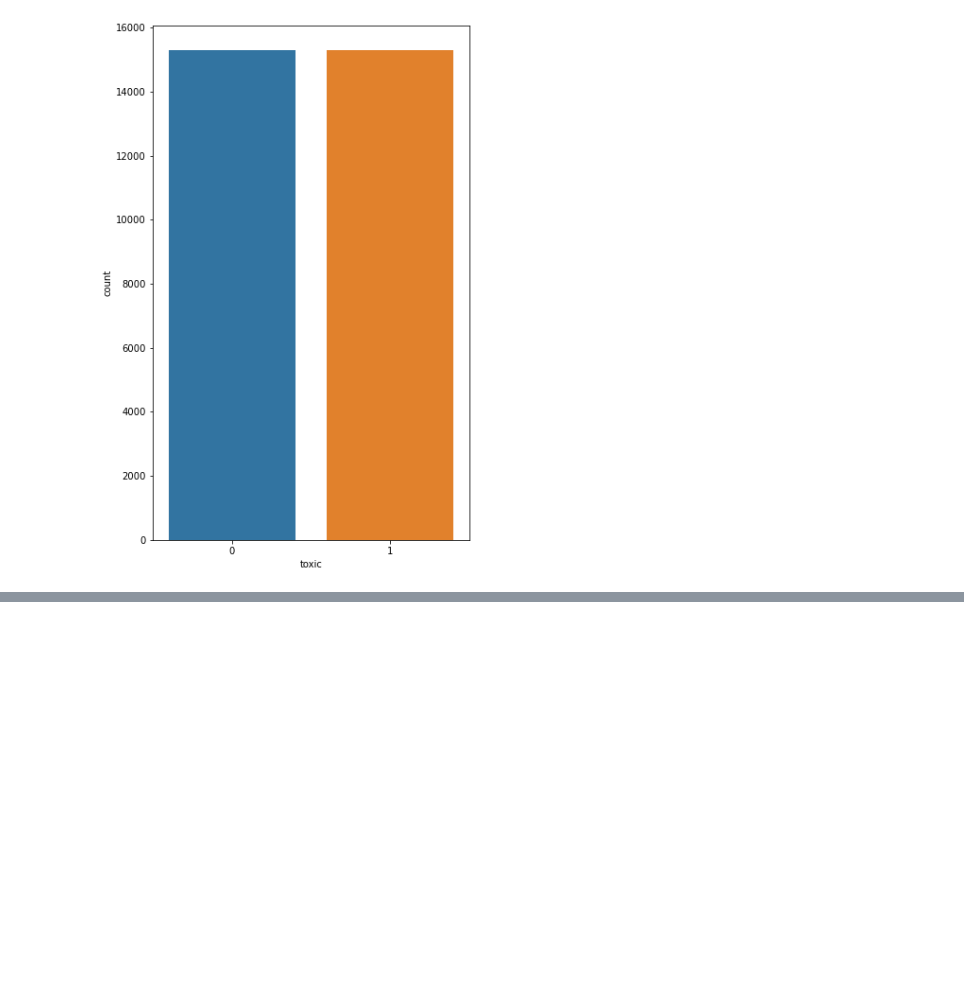
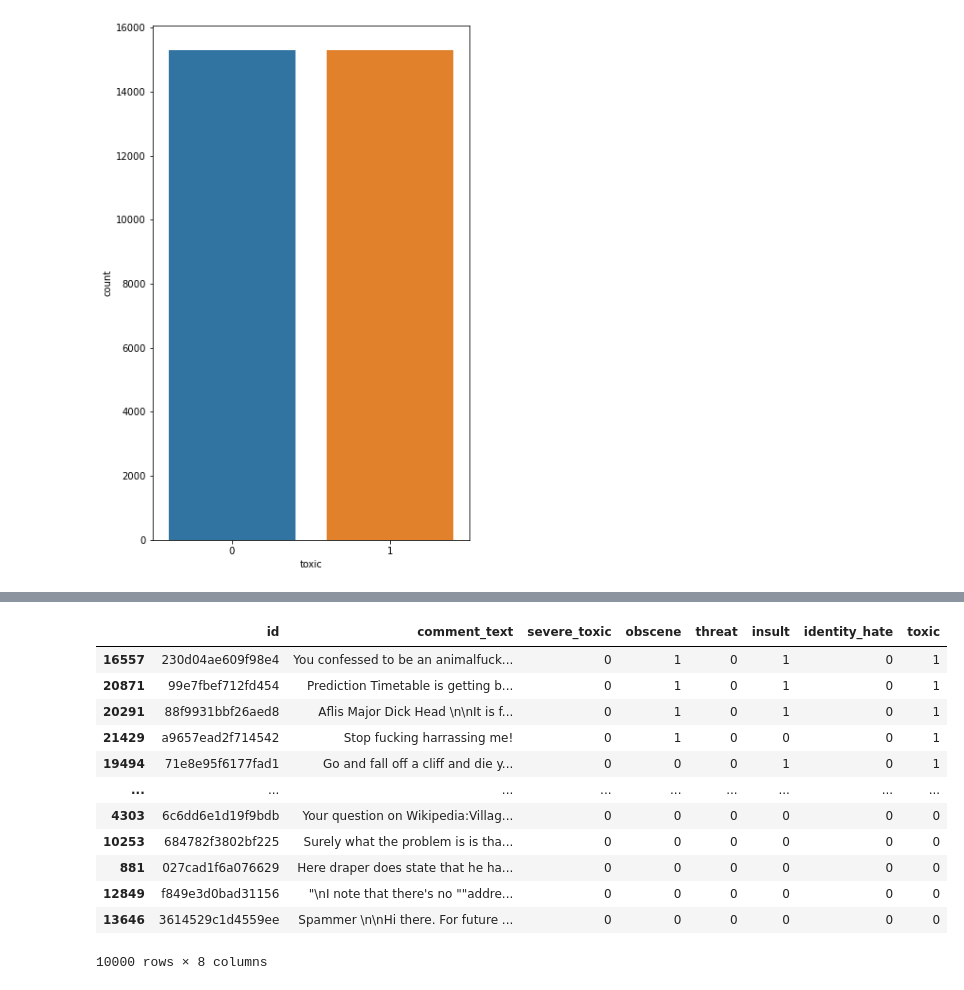
Before and after one commit to ziyingliow2018/Toxic-news-G2T6, a Jupyter notebook: UnderSampling.ipynb, the cells around one changed output, grey strips where cells are left out. Cells and saved outputs as stored; diff of their text form; code cells hidden in the pictures; blank space fills up the shorter version.

```diff
--- a/UnderSampling.ipynb
+++ b/UnderSampling.ipynb
@@ -91,0 +129,18 @@ undersampling_df.to_csv('undersampling_cleaned.csv')
+# %%
+new_data = pd.DataFrame()
+new_data = pd.concat([toxic_df, non_toxic_df])
+new_data
+# %% [output]
+|  | id | comment_text | severe_toxic | obscene | threat | insult | identity_hate | toxic |
+| 16557 | 230d04ae609f98e4 | You confessed to be an animalfuck... | 0 | 1 | 0 | 1 | 0 | 1 |
+| 20871 | 99e7fbef712fd454 | Prediction Timetable is getting b... | 0 | 1 | 0 | 1 | 0 | 1 |
+| 20291 | 88f9931bbf26aed8 | Aflis Major Dick Head \n\nIt is f... | 0 | 1 | 0 | 1 | 0 | 1 |
+| 21429 | a9657ead2f714542 | Stop fucking harrassing me! | 0 | 1 | 0 | 0 | 0 | 1 |
+| 19494 | 71e8e95f6177fad1 | Go and fall off a cliff and die y... | 0 | 0 | 0 | 1 | 0 | 1 |
+| ... | ... | ... | ... | ... | ... | ... | ... | ... |
+| 4303 | 6c6dd6e1d19f9bdb | Your question on Wikipedia:Villag... | 0 | 0 | 0 | 0 | 0 | 0 |
+| 10253 | 684782f3802bf225 | Surely what the problem is is tha... | 0 | 0 | 0 | 0 | 0 | 0 |
+| 881 | 027cad1f6a076629 | Here draper does state that he ha... | 0 | 0 | 0 | 0 | 0 | 0 |
+| 12849 | f849e3d0bad31156 | "\nI note that there's no ""addre... | 0 | 0 | 0 | 0 | 0 | 0 |
+| 13646 | 3614529c1d4559ee | Spammer \n\nHi there. For future ... | 0 | 0 | 0 | 0 | 0 | 0 |
+10000 rows × 8 columns
```
Also changed, not shown: parts of 4 cells of this notebook, 1 other file.
